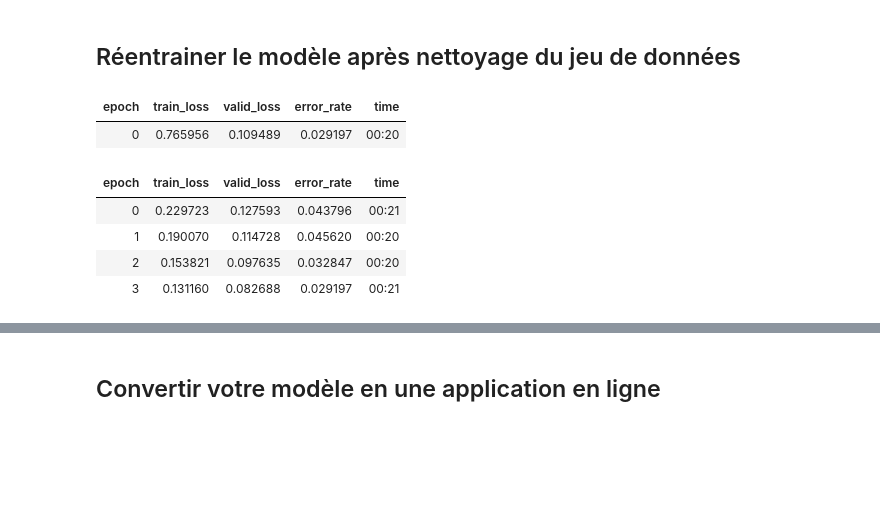
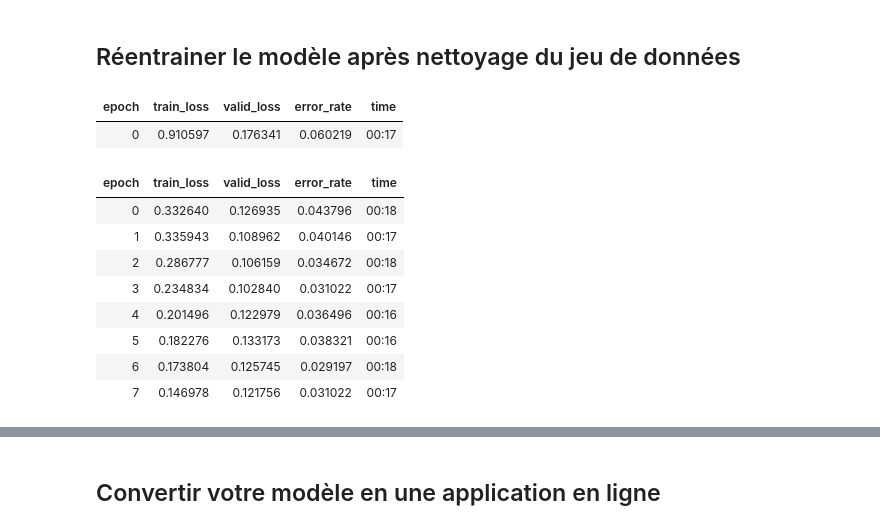
Before and after one commit to laurentprudhon/cours-deeplearning-2020, a Jupyter notebook: notebooks/02_production.ipynb, the cells around one changed output, grey strips where cells are left out. Cells and saved outputs as stored; diff of their text form; code cells hidden in the pictures; blank space fills up the shorter version.

```diff
--- a/notebooks/02_production.ipynb
+++ b/notebooks/02_production.ipynb
@@ -249,15 +249,19 @@ for idx,cat in cleaner.change(): shutil.move(str(cleaner.fns[idx]), path/cat/f"{
 # %%
 dls = bears.dataloaders(path)
 learn = cnn_learner(dls, resnet18, metrics=error_rate)
-learn.fine_tune(4)
+learn.fine_tune(8)
 # %% [output]
 | epoch | train_loss | valid_loss | error_rate | time |
-| 0 | 0.765956 | 0.109489 | 0.029197 | 00:20 |
+| 0 | 0.910597 | 0.176341 | 0.060219 | 00:17 |
 | epoch | train_loss | valid_loss | error_rate | time |
-| 0 | 0.229723 | 0.127593 | 0.043796 | 00:21 |
-| 1 | 0.190070 | 0.114728 | 0.045620 | 00:20 |
-| 2 | 0.153821 | 0.097635 | 0.032847 | 00:20 |
-| 3 | 0.131160 | 0.082688 | 0.029197 | 00:21 |
+| 0 | 0.332640 | 0.126935 | 0.043796 | 00:18 |
+| 1 | 0.335943 | 0.108962 | 0.040146 | 00:17 |
+| 2 | 0.286777 | 0.106159 | 0.034672 | 00:18 |
+| 3 | 0.234834 | 0.102840 | 0.031022 | 00:17 |
+| 4 | 0.201496 | 0.122979 | 0.036496 | 00:16 |
+| 5 | 0.182276 | 0.133173 | 0.038321 | 00:16 |
+| 6 | 0.173804 | 0.125745 | 0.029197 | 00:18 |
+| 7 | 0.146978 | 0.121756 | 0.031022 | 00:17 |
 # %%
 interp = ClassificationInterpretation.from_learner(learn)
 interp.plot_confusion_matrix()
```
Also changed, not shown: parts of 29 cells of this notebook, 3 other files.
